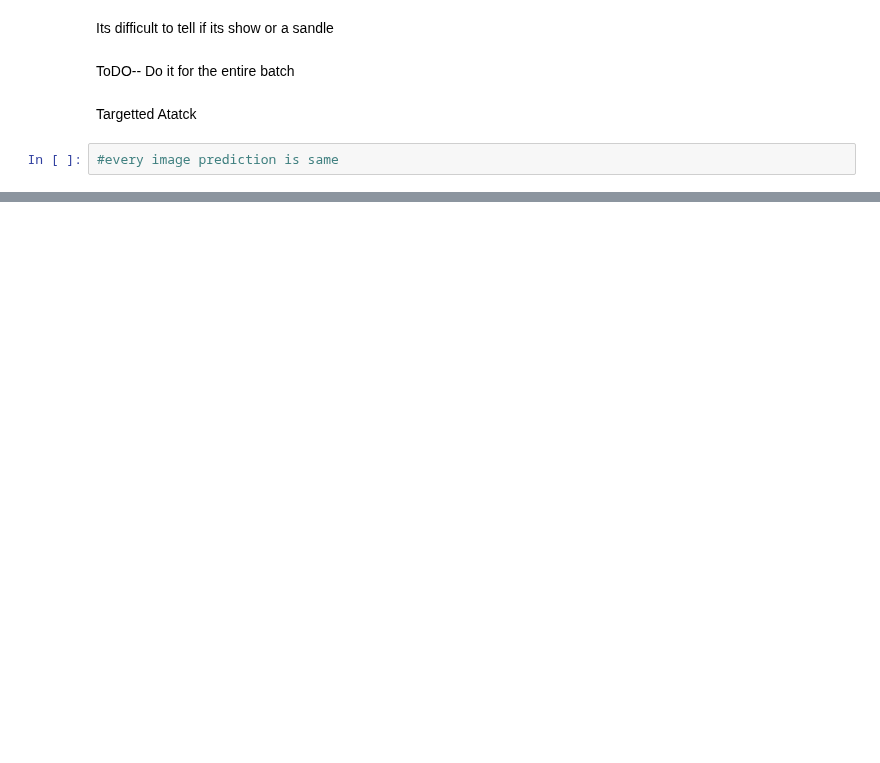
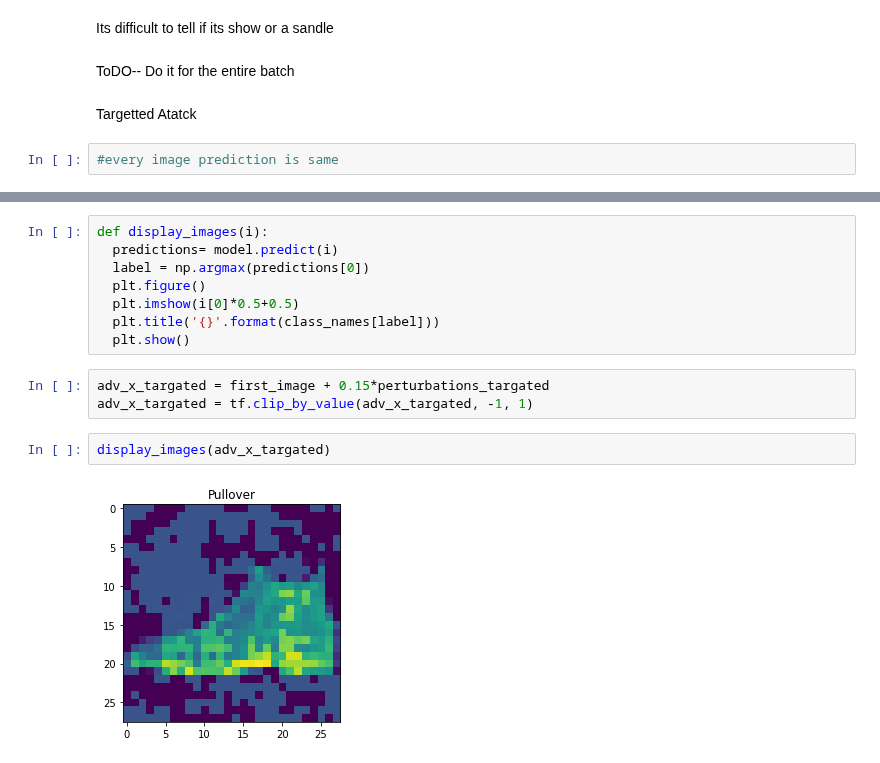
Before and after one commit to BlackCurrantDS/DeepLearning, a Jupyter notebook: IDL_Assignment9.ipynb, the cells around one changed output, grey strips where cells are left out. Cells and saved outputs as stored; diff of their text form; blank space fills up the shorter version.

```diff
--- a/IDL_Assignment9.ipynb
+++ b/IDL_Assignment9.ipynb
@@ -194,0 +257,15 @@ Targetted Atatck
+# %%
+def display_images(i):
+  predictions= model.predict(i)
+  label = np.argmax(predictions[0])
+  plt.figure()
+  plt.imshow(i[0]*0.5+0.5)
+  plt.title('{}'.format(class_names[label]))
+  plt.show()
+# %%
+adv_x_targated = first_image + 0.15*perturbations_targated
+adv_x_targated = tf.clip_by_value(adv_x_targated, -1, 1)
+# %%
+display_images(adv_x_targated)
+# %% [output]
+[figure, added]
```
Also changed, not shown: parts of 20 cells of this notebook.
